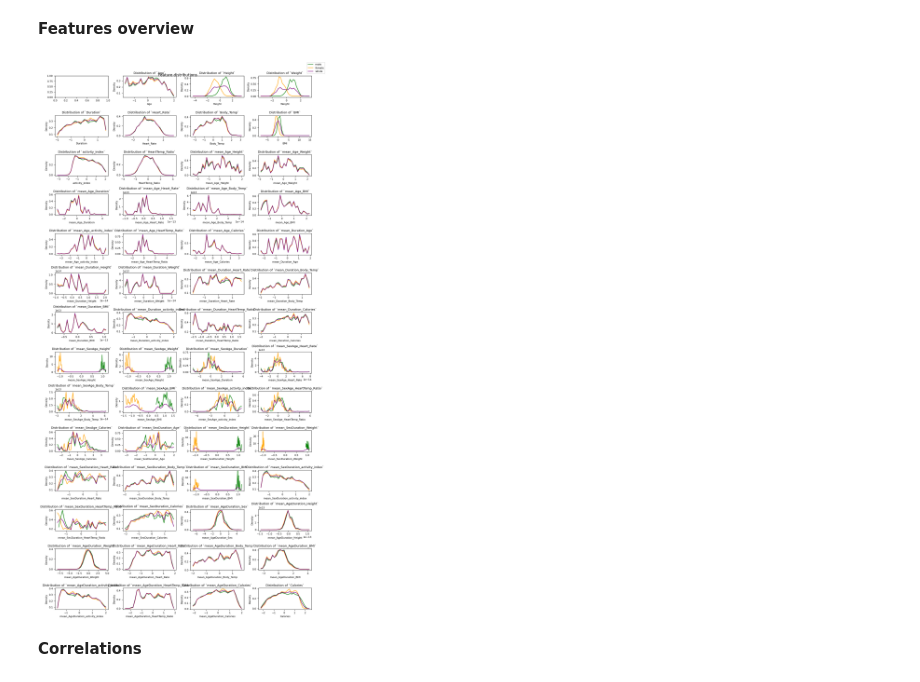
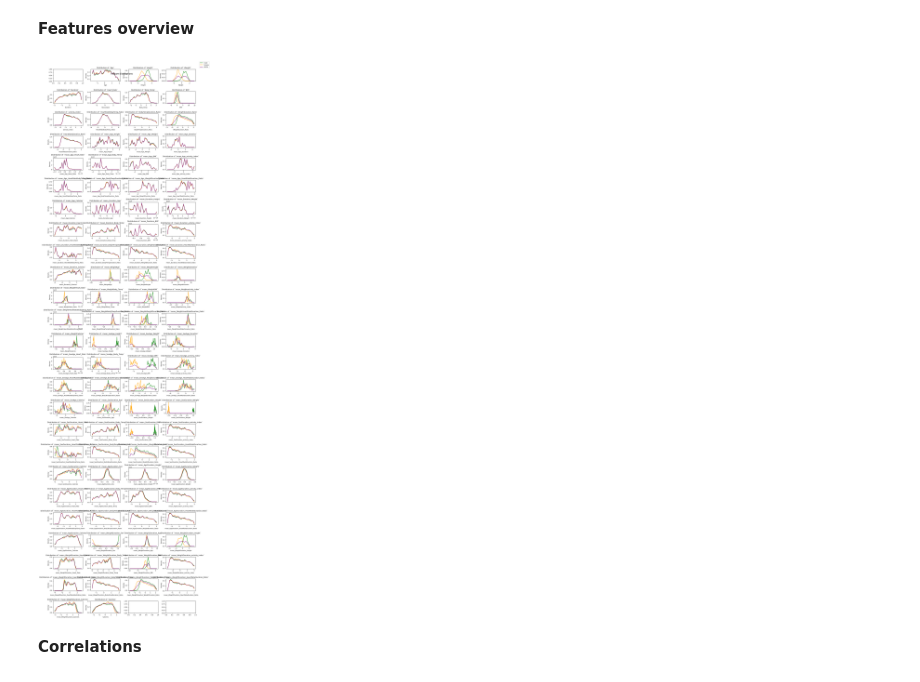
Before and after one commit to j2cry/playground, a Jupyter notebook: S5E5/research.ipynb, the cells around one changed output. Saved outputs shown, nothing was run; the diff lists cells and outputs as text; code cells hidden in the pictures.

```diff
--- a/S5E5/research.ipynb
+++ b/S5E5/research.ipynb
@@ -21,6 +21,7 @@ from transforming import (
 )
 
 # modeling dependencies
+from xgboost import XGBRegressor, XGBRFRegressor
 from lightgbm import LGBMRegressor
 from catboost import CatBoostRegressor
 from sklearn.linear_model import SGDRegressor, LinearRegression
@@ -35,14 +36,14 @@ TARGET = 'Calories'
 USED_COLUMNS = ['']
 
 # load dataetition dataset
-comp = pd.read_csv('data/train.csv', index_col='id').astype({'Sex': 'category'})
+comp = pd.read_csv('data/train.csv', index_col='id').astype({'Sex': 'category', 'Age': 'float64'})
 # load original dataset
 orig = pd.read_csv('data/calories.csv', index_col='User_ID').rename(columns={'Gender': 'Sex'}).astype({'Sex': 'category'})
 # concatenate
 df = pd.concat([comp, orig]).reset_index(drop=True)
 
 # load test part
-test = pd.read_csv('data/test.csv', index_col='id')
+test = pd.read_csv('data/test.csv', index_col='id').astype({'Sex': 'category', 'Age': 'float64'})
 test[TARGET] = 0
 # %%
 df.head()
@@ -273,35 +309,35 @@ data = X.copy()
 # data[TARGET] = scaler.fit_transform(y.to_numpy().reshape(-1, 1))
 data[TARGET] = y
 
 COLUMNS = 4
 ROWS = np.ceil(len(data.columns) / COLUMNS).astype(int)
 SIZE = (COLUMNS * 3, ROWS * 1.75)
 plt.rcParams.update({'font.size': 8})
 
 fig, ax = plt.subplots(ROWS, COLUMNS, figsize=SIZE)
 fig.suptitle('Feature distributions', fontsize=12)
 fig.set_layout_engine('tight')
 
-MALE = data.Sex > 0.5
+MALE = data.Sex == 1
 for n, feature in enumerate(data.columns):
     row, col = n // COLUMNS, n % COLUMNS
     if feature == 'Sex':
         # feature_overview(ax[row][col], data[feature], FigureType.DENSITY, bins=25, color='purple')
         ...
     elif feature.startswith('ct_'):
         bins = data[feature].unique().size
         feature_overview(ax[row][col], data.loc[MALE, feature], FigureType.DENSITY, bins=bins, color='green')
         feature_overview(ax[row][col], data.loc[~MALE, feature], FigureType.DENSITY, bins=bins, color='orange')
         feature_overview(ax[row][col], data[feature], FigureType.DENSITY, bins=bins, color='purple')
     else:
         feature_overview(ax[row][col], data.loc[MALE, feature], FigureType.DENSITY, bins=25, color='green')
         feature_overview(ax[row][col], data.loc[~MALE, feature], FigureType.DENSITY, bins=25, color='orange')
         feature_overview(ax[row][col], data[feature], FigureType.DENSITY, bins=25, color='purple')
 
 fig.legend(['male', 'female', 'whole'])
 plt.show()
 # %% [output]
-[figure, old version]
+[figure, new version]
 # %% [markdown]
 __Correlations__
 # %%
```
Also changed, not shown: parts of 15 cells of this notebook.
